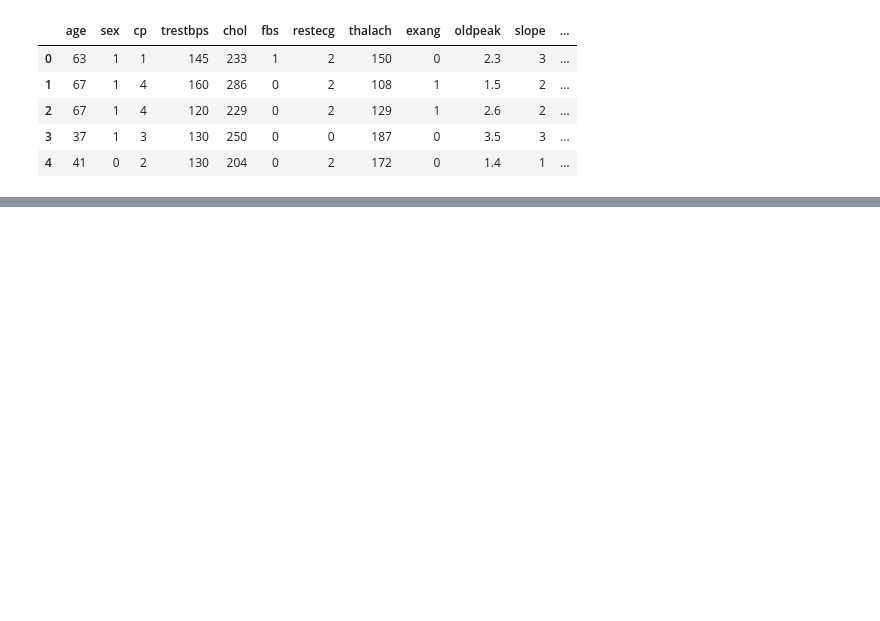
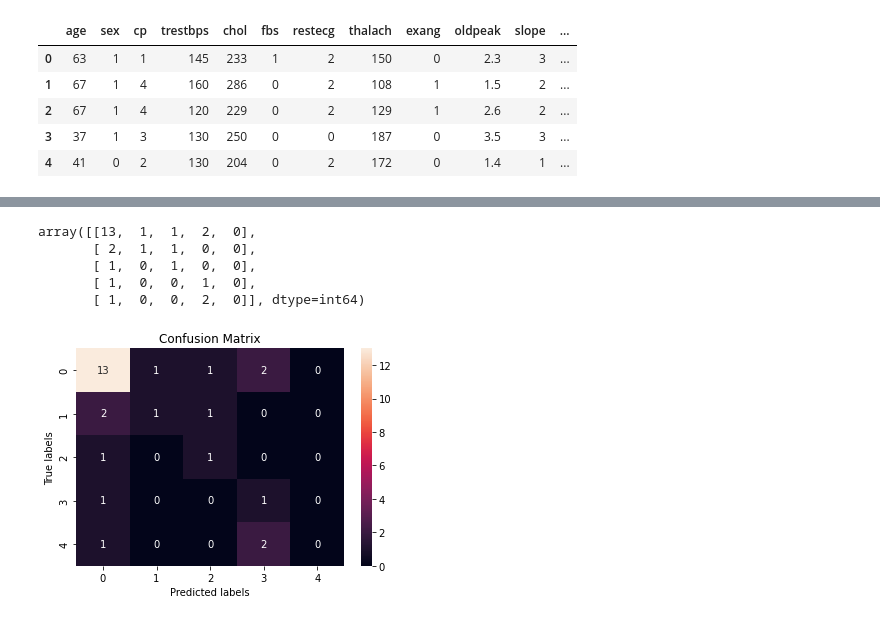
Before and after one commit to Meivenkatkumar/ensembledetection, a Jupyter notebook: ann/ann.ipynb, the cells around one changed output, grey strips where cells are left out. Saved outputs shown, nothing was run; the diff lists cells and outputs as text; code cells hidden in the pictures; blank space fills up the shorter version.

```diff
--- a/ann/ann.ipynb
+++ b/ann/ann.ipynb
@@ -275,0 +106,3 @@ Accuracy of Test Dataset 100.0 %
+# %%
+data = data.sample(frac=1)
+data.head()
@@ -275,0 +196,6 @@ Accuracy of Test Dataset 100.0 %
+# %%
+# Normalisation Steps
+
+X_norm = (X_df - X_stats['mean'])/X_stats['std']
+
+X_norm
@@ -275,0 +265,16 @@ Accuracy of Test Dataset 100.0 %
+# %%
+x_test, x_valid, y_test, y_valid = train_test_split(x_test_valid, y_test_valid, test_size=0.5)
+
+print("Size of x_test: ", x_test.shape)
+print("Size of y_test: ", y_test.shape)
+print("Size of x_valid: ", x_valid.shape)
+print("Size of y_valid: ", y_valid.shape)
+
+print("X Test Data")
+display(x_test.head())
+print("Y Test Data")
+display(y_test.head())
+print("X Validation Data")
+display(x_valid.head())
+print("Y Validation Data")
+display(y_valid.head())
@@ -275,0 +427,23 @@ Accuracy of Test Dataset 100.0 %
+# %%
+from sklearn.metrics import confusion_matrix
+
+ax = plt.subplot()
+predict_results = base_model.predict(x_test)
+
+predict_results = predict_results.argmax(axis = 1)
+
+test_labels = y_test.to_numpy().argmax(axis = 1)
+
+cm = confusion_matrix(test_labels, predict_results)
+
+sns.heatmap(cm, annot=True, ax = ax);
+
+ax.set_xlabel('Predicted labels');ax.set_ylabel('True labels');
+ax.set_title('Confusion Matrix');
+# %% [output]
+array([[13,  1,  1,  2,  0],
+       [ 2,  1,  1,  0,  0],
+       [ 1,  0,  1,  0,  0],
+       [ 1,  0,  0,  1,  0],
+       [ 1,  0,  0,  2,  0]], dtype=int64)
+[figure, added]
```
Also changed, not shown: parts of 36 cells of this notebook.
